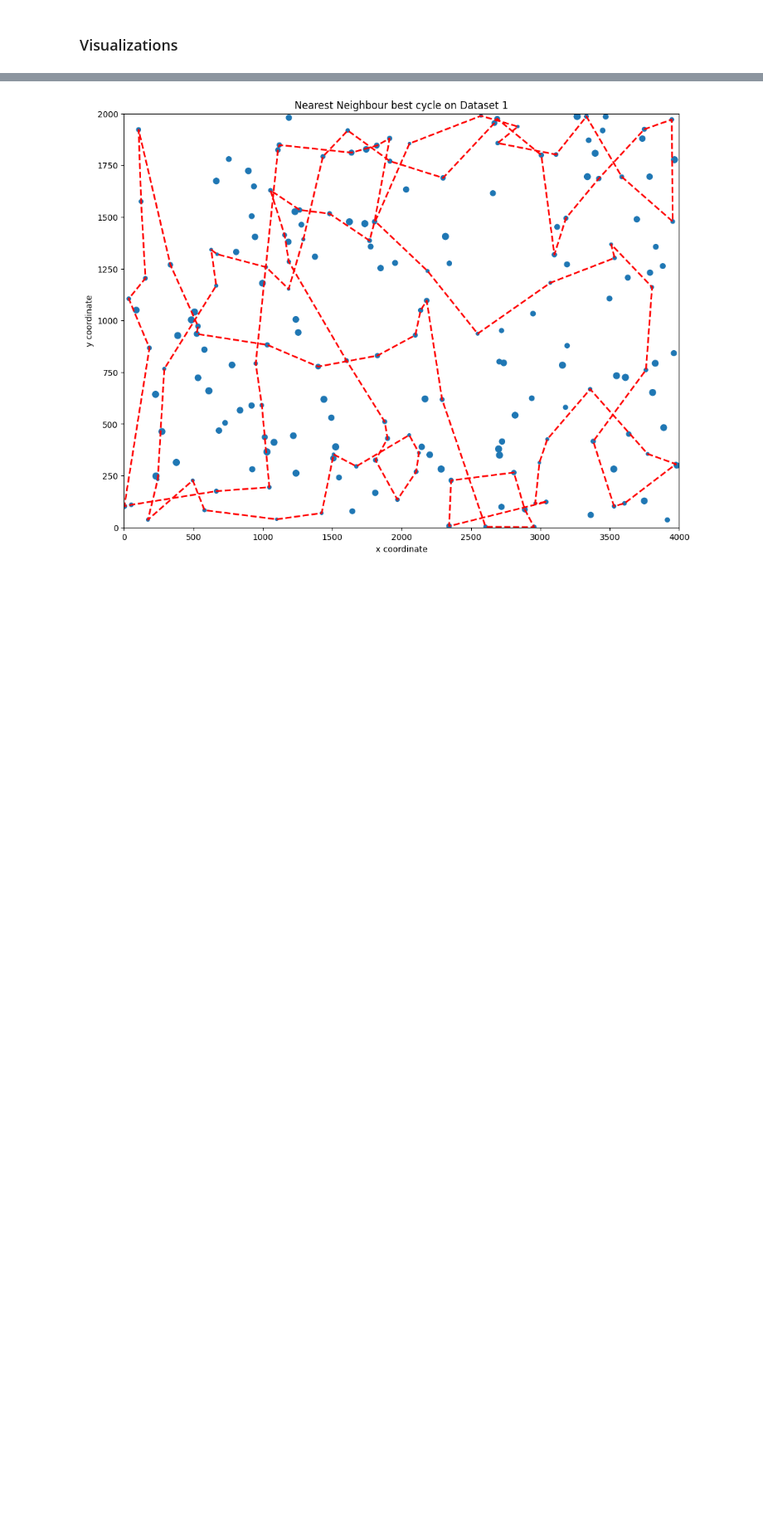
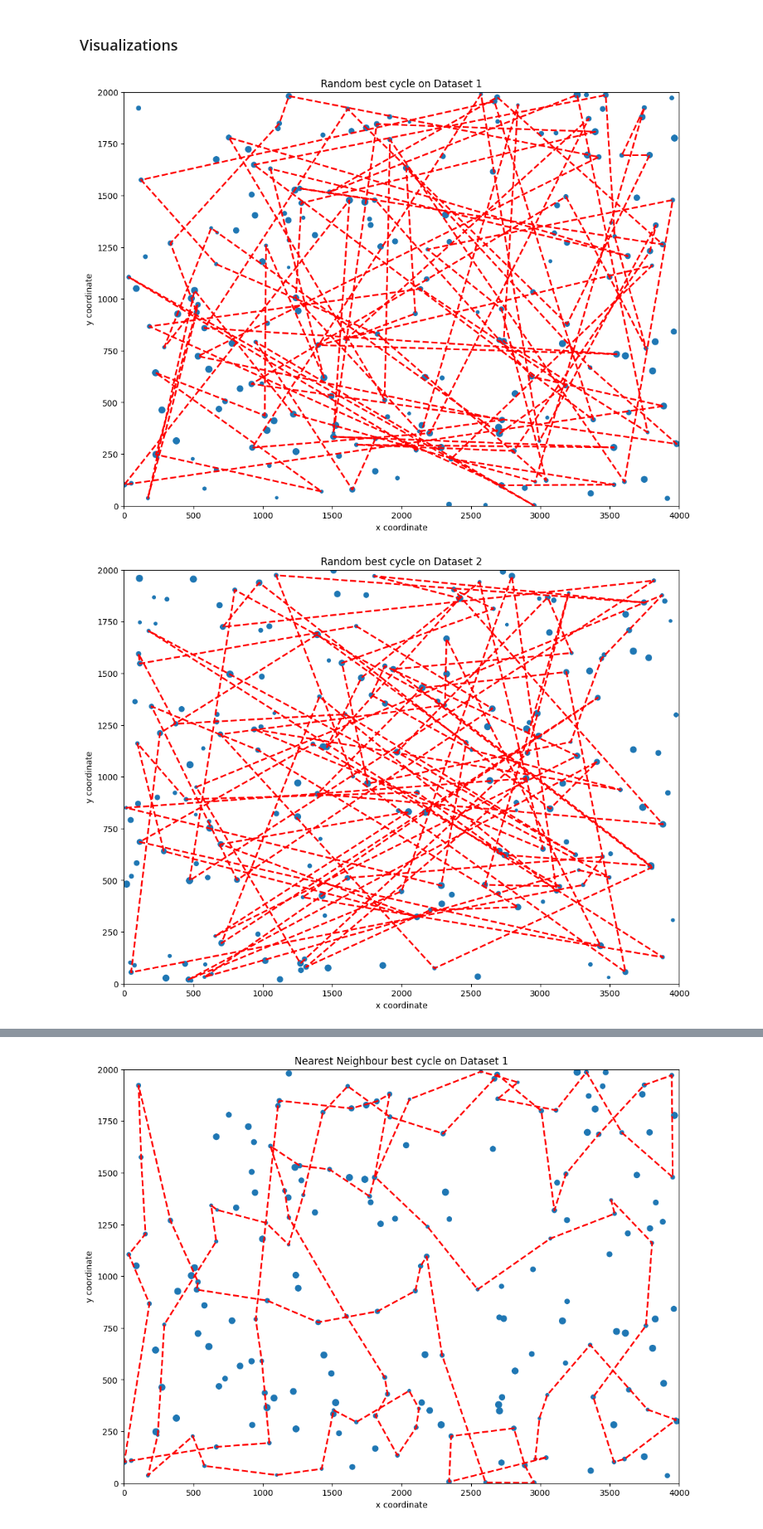
Before and after one commit to WojciechMajewski/Evolutionary-Computation-TSP, a Jupyter notebook: Greedy_Heuristics.ipynb, the cells around one changed output, grey strips where cells are left out. Shown at 83% size. Cells and saved outputs as stored; diff of their text form; code cells hidden in the pictures; blank space fills up the shorter version.

Commit message:
Random visualizations

```diff
--- a/Greedy_Heuristics.ipynb
+++ b/Greedy_Heuristics.ipynb
@@ -142,6 +142,7 @@ nearest_bests = []
 greedy_bests = []
 nearest_best_paths = []
 greedy_best_paths = []
+random_best_paths = []
 
 record = True
 f = open("results.txt", "w")
@@ -168,6 +169,8 @@ for id, df in enumerate([df1, df2, df3, df4]):
             max_dist = dist
 
     avg_dist /= iterations
+
+    random_best_paths.append(best_path)
 
     print(f'Best solution: {best_path}')
     print(f'Shortest distance: {min_dist}')
@@ -313,3 +316,9 @@ def plot_cycle(df, cycle, title="Example"):
     plt.ylabel('y coordinate')
 
     plt.show()
+# %%
+for id, df in enumerate([df1, df2, df3, df4]):
+    plot_cycle(df, random_best_paths[id], f"Random best cycle on Dataset {id+1}")
+# %% [output]
+[figure, added]
+[figure, added]
```
Also changed, not shown: parts of 1 cell of this notebook, 4 other files.
